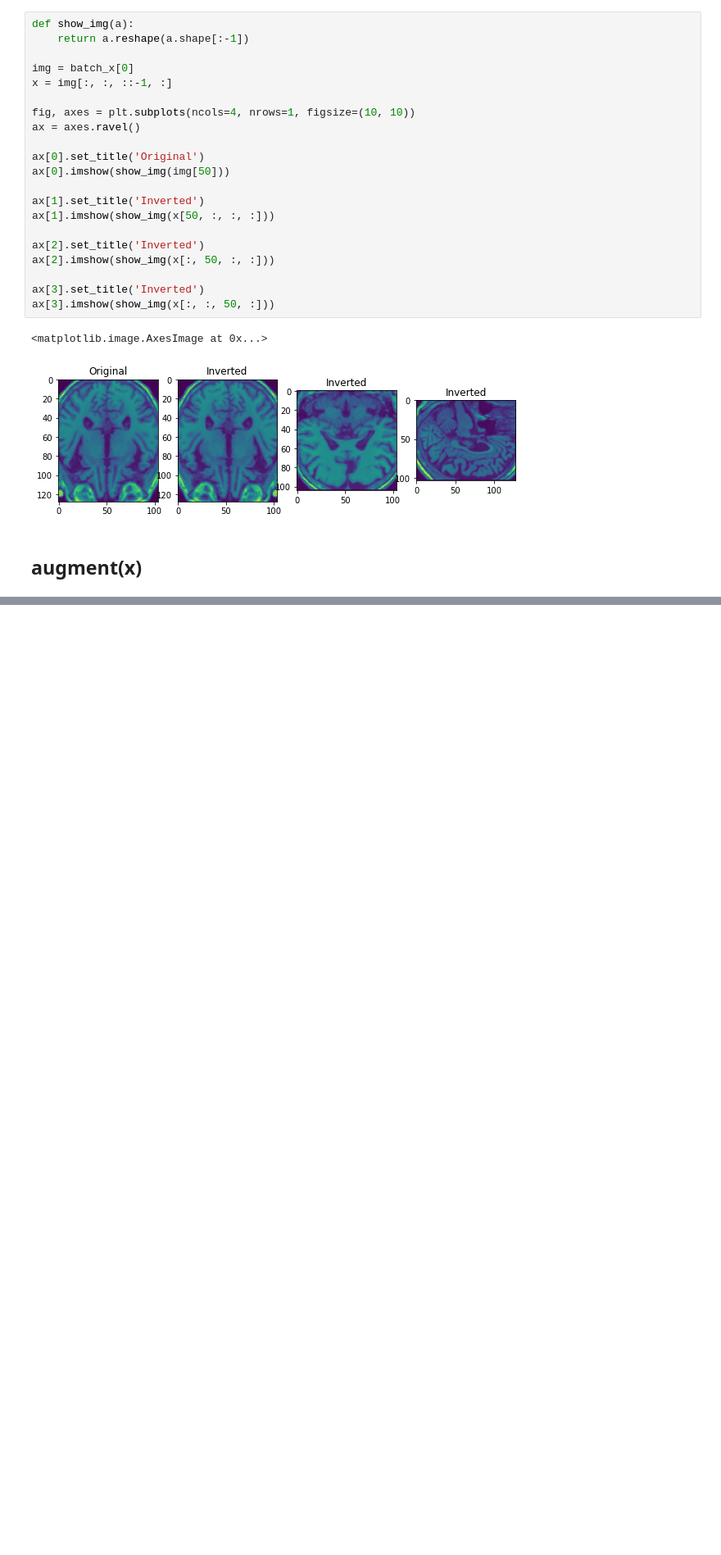
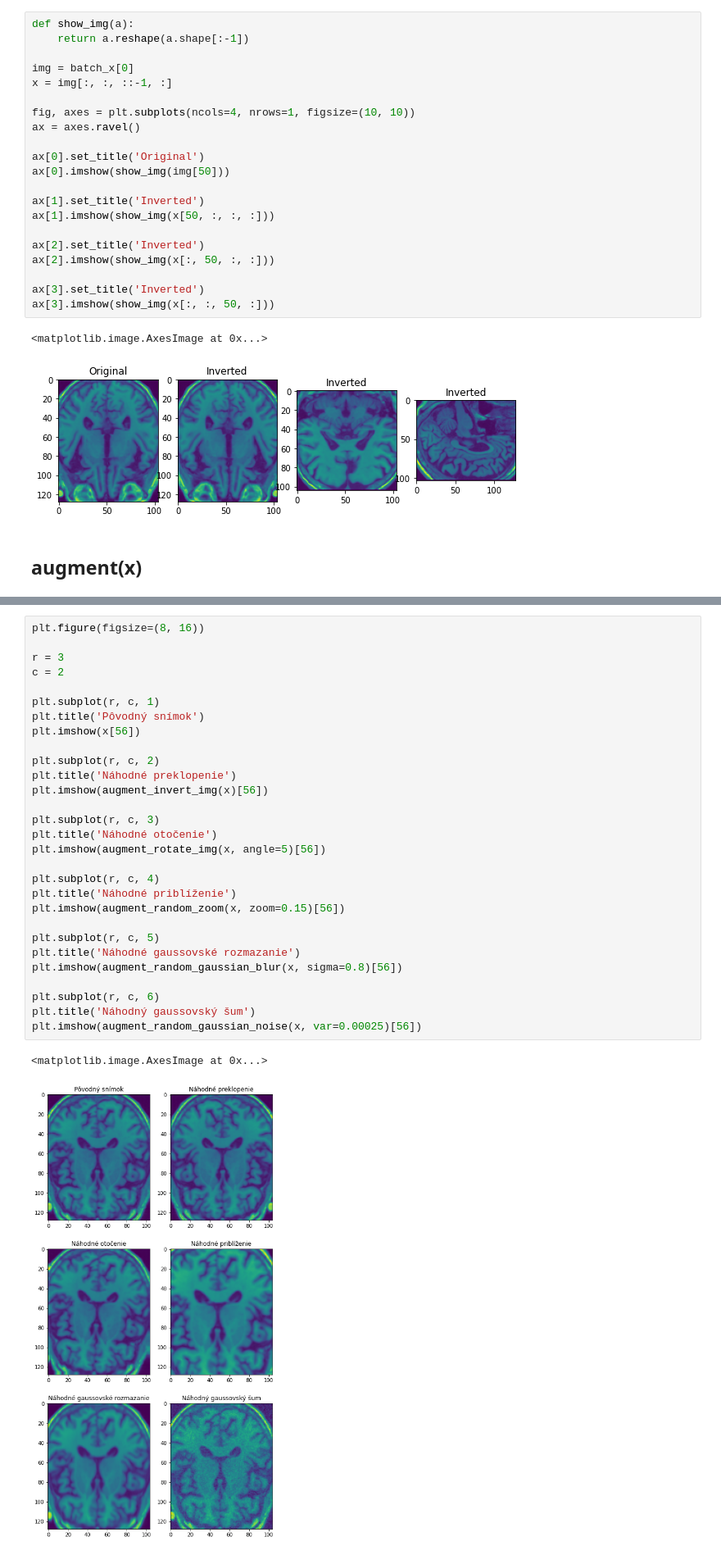
Before and after one commit to timzatko/dp, a Jupyter notebook: conda_notebooks/augmentations.ipynb, the cells around one changed output, grey strips where cells are left out. Shown at 82% size. Saved outputs shown, nothing was run; the diff lists cells and outputs as text; blank space fills up the shorter version.

```diff
--- a/conda_notebooks/augmentations.ipynb
+++ b/conda_notebooks/augmentations.ipynb
@@ -229,4 +229,36 @@ def augment(x):
         x = augment_random_gaussian_noise(x, var=0.00025)
 
     return x
+# %%
+plt.figure(figsize=(8, 16))
+
+r = 3
+c = 2
+
+plt.subplot(r, c, 1)
+plt.title('Pôvodný snímok')
+plt.imshow(x[56])
+
+plt.subplot(r, c, 2)
+plt.title('Náhodné preklopenie')
+plt.imshow(augment_invert_img(x)[56])
+
+plt.subplot(r, c, 3)
+plt.title('Náhodné otočenie')
+plt.imshow(augment_rotate_img(x, angle=5)[56])
+
+plt.subplot(r, c, 4)
+plt.title('Náhodné priblíženie')
+plt.imshow(augment_random_zoom(x, zoom=0.15)[56])
+
+plt.subplot(r, c, 5)
+plt.title('Náhodné gaussovské rozmazanie')
+plt.imshow(augment_random_gaussian_blur(x, sigma=0.8)[56])
+
+plt.subplot(r, c, 6)
+plt.title('Náhodný gaussovský šum')
+plt.imshow(augment_random_gaussian_noise(x, var=0.00025)[56])
+# %% [output]
+<matplotlib.image.AxesImage at 0x...>
+[figure, added]
 # %%
```
Also changed, not shown: parts of 5 cells of this notebook, 3 other files.
